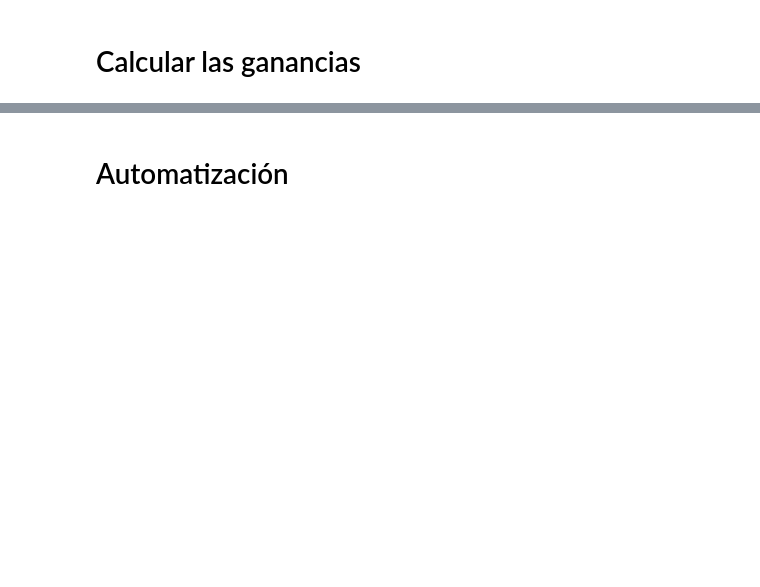
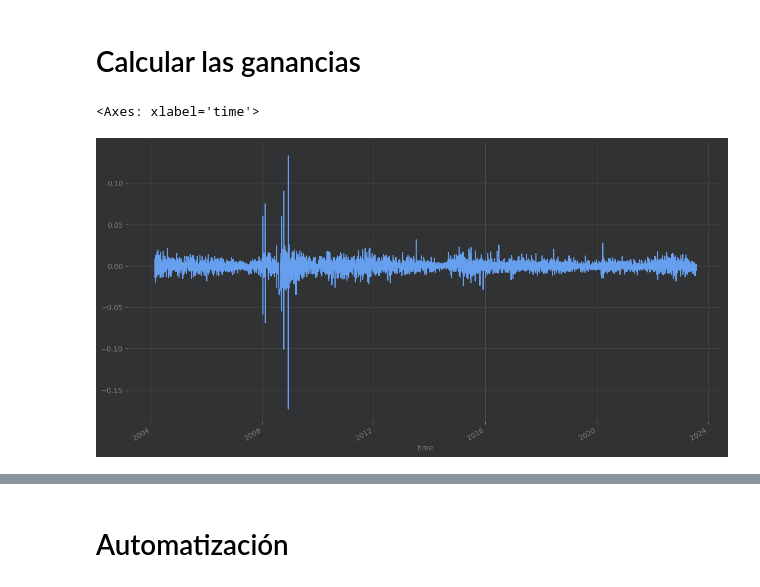
Before and after one commit to luissoler57/trading-algoritmico-a-z-con-python, a Jupyter notebook: ES_TA_Capítulo_04_Crea_tu_primera_estrategia_de_trading.ipynb, the cells around one changed output, grey strips where cells are left out. Cells and saved outputs as stored; diff of their text form; code cells hidden in the pictures; blank space fills up the shorter version.

```diff
--- a/ES_TA_Capítulo_04_Crea_tu_primera_estrategia_de_trading.ipynb
+++ b/ES_TA_Capítulo_04_Crea_tu_primera_estrategia_de_trading.ipynb
@@ -112,2 +194,18 @@ df
 # %% [markdown]
 # Calcular las ganancias
+# %%
+# Calcular el porcentaje de variacion del activo
+# df["close"] = Tomar el valor todos los dias al cierre
+# pct_change(1) = calcular el porcentaje de variacion del valor del dia anterior
+df["pct"] = df["close"].pct_change(1)
+
+# Calcular la rentabilidad (retorno) de la estrategia
+# df["position"].shift(1) =
+df["return"] = df["pct"] * df["position"].shift(1)
+
+df
+
+df["return"].plot(figsize=(15, 8))
+# %% [output]
+<Axes: xlabel='time'>
+[figure, added]
```
Also changed, not shown: parts of 16 cells of this notebook, 1 other file.
